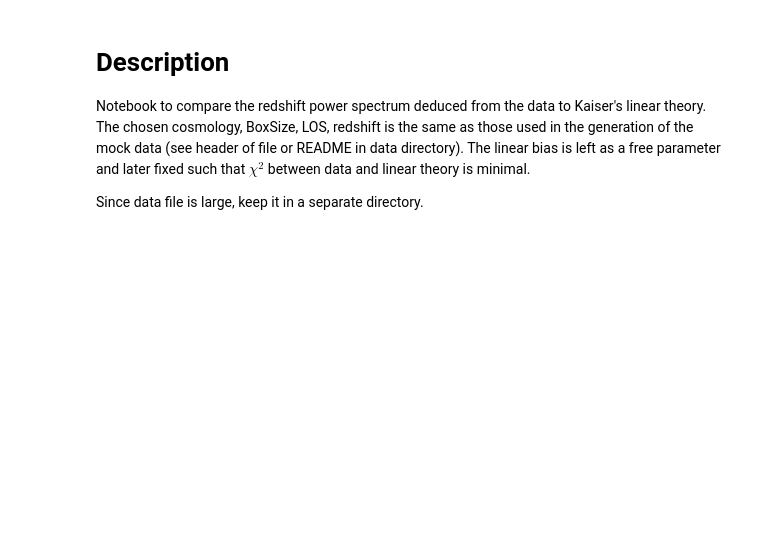
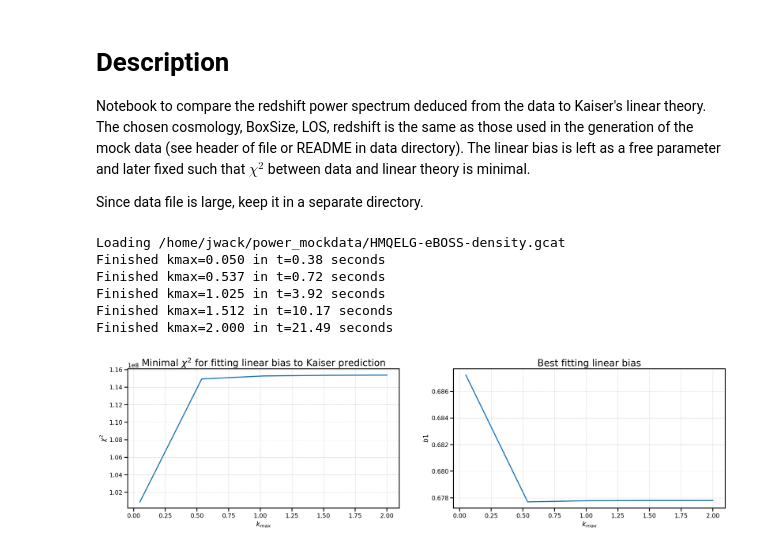
Before and after one commit to JulianWack/IfA-SummerStudent-2022, a Jupyter notebook: Analysis.ipynb, the cells around one changed output. Cells and saved outputs as stored; diff of their text form; code cells hidden in the pictures; blank space fills up the shorter version.

Commit message:
add least square minimization to fit b1

```diff
--- a/Analysis.ipynb
+++ b/Analysis.ipynb
@@ -17,12 +18,11 @@ from nbodykit import style, setup_logging
 #setup_logging()
 plt.style.use(style.notebook)
 # %%
-filename = '~/power_mockdata/HMQELG-eBOSS-density.gcat'
+filename = '/home/jwack/power_mockdata/HMQELG-eBOSS-density.gcat'
 
 cosmo = cosmology.Planck15
 BoxSize = 1000
-delta_k = 0.00687050087737447 # 30 bins for Nmesh=64
-LOS = [0,0,1]
+LOS = [1,0,0]
 redshift = 0
 
 Plin = cosmology.LinearPower(cosmo, redshift, transfer='EisensteinHu')
@@ -41,0 +50,49 @@ def kaiser_pkmu(k, b1, mu):
+# %%
+cat = catpk.make_cat(filename, cosmo=cosmo, LOS=LOS, z=redshift)
+kmaxs, b1_fits, chi2_mins = [], [], []
+
+Nk = 200 # number of k bins
+k_min = 0.005
+
+for k_max in np.linspace(0.05, 2, 5):
+    t1 = time.time()
+    Nmesh = int(BoxSize/np.pi*k_max)
+    kbin = [k_min,k_max,Nk,'lin']
+
+    mesh = cat.to_mesh(position='RSDPosition', resampler='tsc', BoxSize=BoxSize, Nmesh=Nmesh, compensated=True)
+    mu = 1
+    r = FFTPower(mesh, mode='1d', dk=0.005, kmin=k_min).power
+    s = minimize(chi2, 1, args=(r['k'], r['power'].real - r.attrs['shotnoise'], mu))
+    #k, Pk = catpk.get_binned_Pk(mesh, kbin)
+    #s = minimize(chi2, 1, args=(k, Pk, mu))
+
+    kmaxs.append(k_max)
+    b1_fits.append(s.x[0])
+    chi2_mins.append(s.fun)
+    t2 = time.time()
+    print("Finished kmax={:.3f} in t={:.2f} seconds".format(k_max, t2-t1))
+# %% [output]
+Loading /home/jwack/power_mockdata/HMQELG-eBOSS-density.gcat
+Finished kmax=0.050 in t=0.38 seconds
+Finished kmax=0.537 in t=0.72 seconds
+Finished kmax=1.025 in t=3.92 seconds
+Finished kmax=1.512 in t=10.17 seconds
+Finished kmax=2.000 in t=21.49 seconds
+# %%
+fig, (ax1, ax2) = plt.subplots(1,2, figsize=(25,6))
+
+ax1.plot(kmaxs, chi2_mins)
+ax1.set_title('Minimal $\chi^2$ for fitting linear bias to Kaiser prediction')
+ax1.set_xlabel('$k_{max}$')
+ax1.set_ylabel('$\chi^2$')
+
+ax2.plot(kmaxs, b1_fits)
+ax2.set_title('Best fitting linear bias')
+ax2.set_xlabel('$k_{max}$')
+ax2.set_ylabel('$b1$')
+
+plt.show()
+fname = 'plots/chi2_minimization.pdf'
+#fig.savefig(fname)
+# %% [output]
+[figure, added]
```
Also changed, not shown: parts of 6 cells of this notebook, 1 other file.
